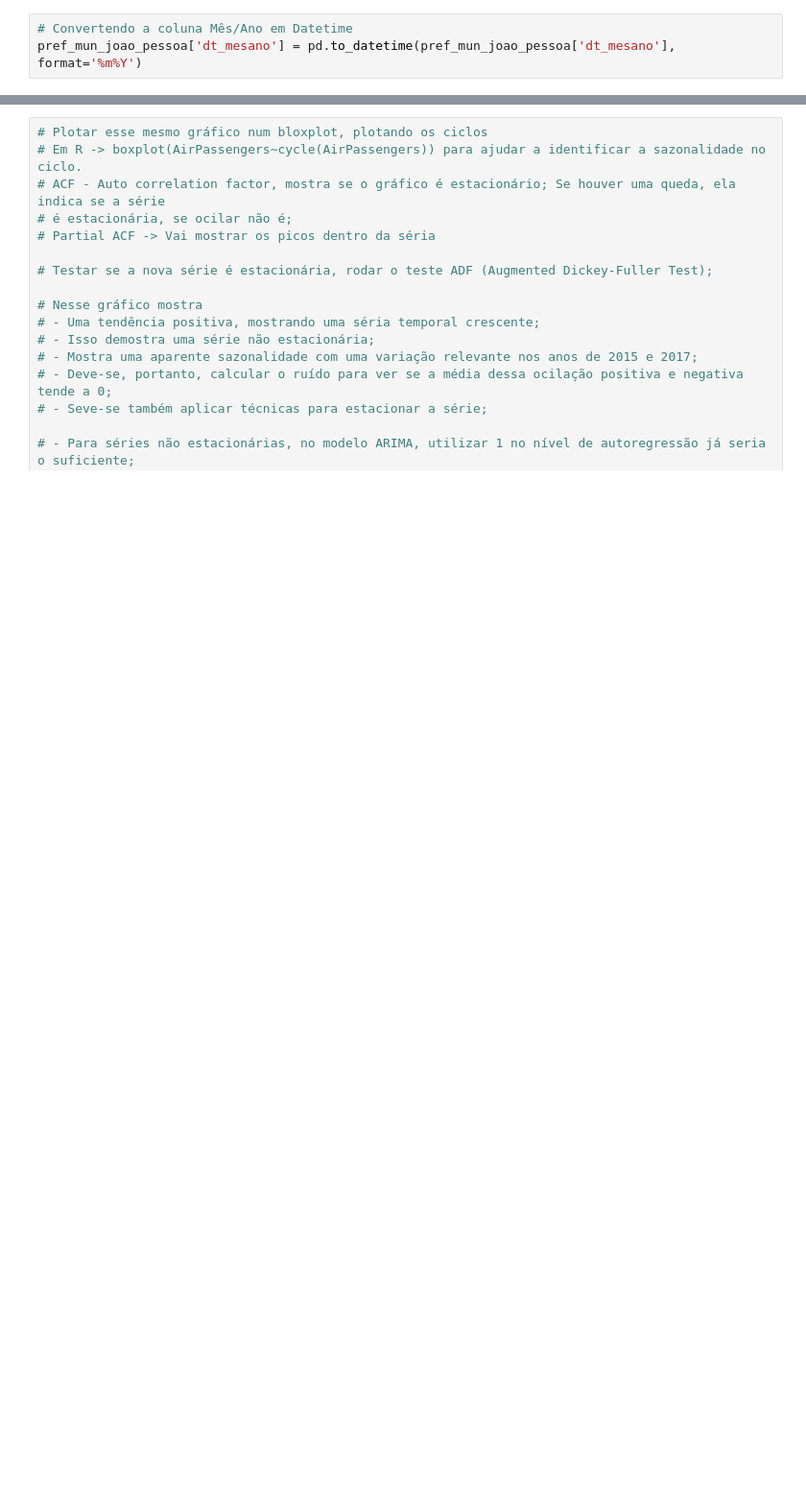
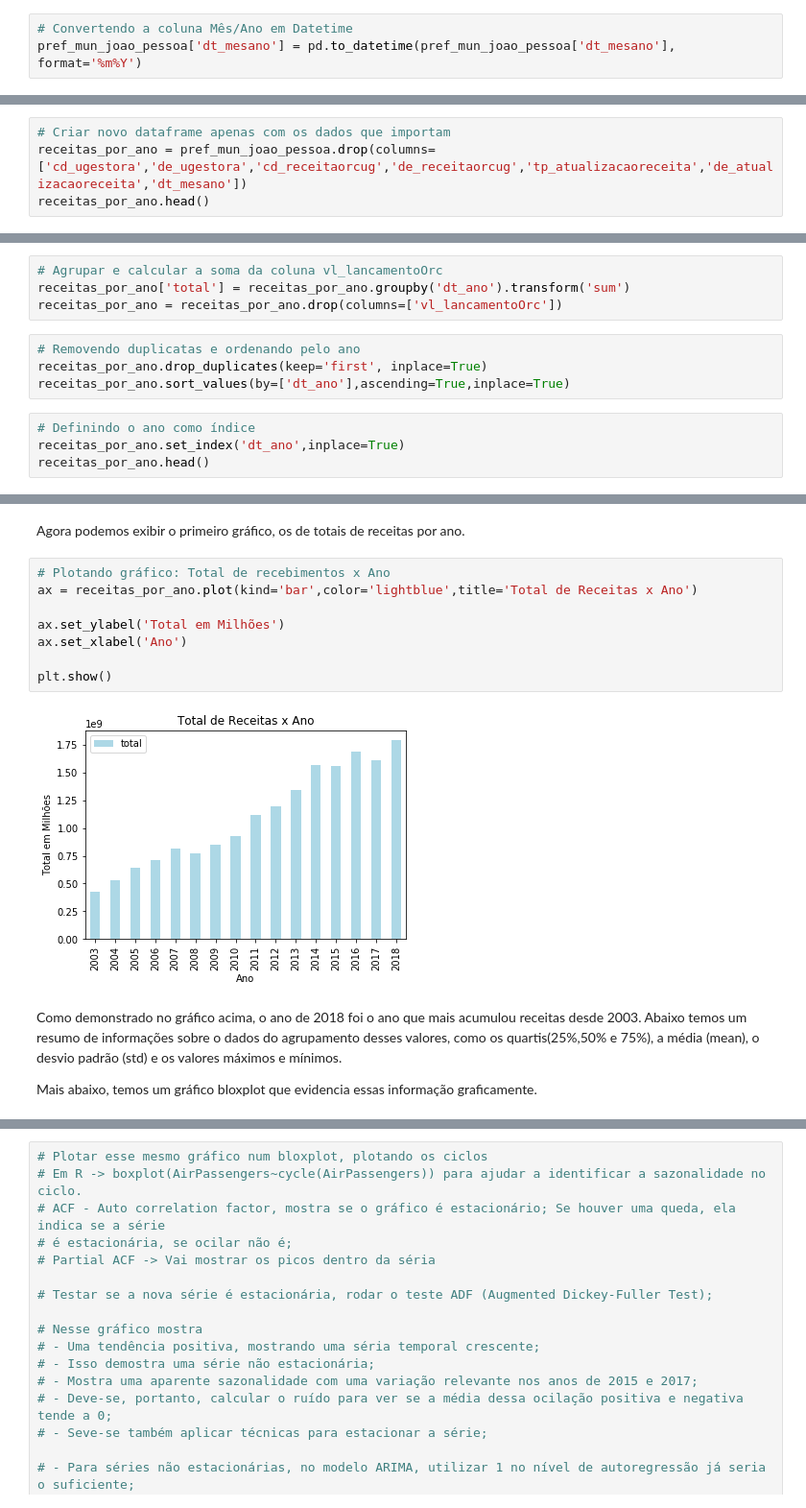
Before and after one commit to irbraga/data-science, a Jupyter notebook: tcc-puc-minas/notebooks/[TCC] Séries Temporais de Receitas Orçamentárias da Prefeitura Municipal de João Pessoa e Predição de Valores Orçamentários.ipynb, the cells around one changed output, grey strips where cells are left out. Shown at 96% size. Saved outputs shown, nothing was run; the diff lists cells and outputs as text; blank space fills up the shorter version.

```diff
--- a/tcc-puc-minas/notebooks/[TCC] Séries Temporais Orçamentárias Municipal e Predição Orçamentária.ipynb
+++ b/tcc-puc-minas/notebooks/[TCC] Séries Temporais de Receitas Orçamentárias da Prefeitura Municipal de João Pessoa e Predição de Valores Orçamentários.ipynb
@@ -298,0 +170,4 @@ plt.show()
+# %%
+# Criar novo dataframe apenas com os dados que importam
+receitas_por_ano = pref_mun_joao_pessoa.drop(columns=['cd_ugestora','de_ugestora','cd_receitaorcug','de_receitaorcug','tp_atualizacaoreceita','de_atualizacaoreceita','dt_mesano'])
+receitas_por_ano.head()
@@ -298,0 +183,12 @@ plt.show()
+# %%
+# Agrupar e calcular a soma da coluna vl_lancamentoOrc
+receitas_por_ano['total'] = receitas_por_ano.groupby('dt_ano').transform('sum')
+receitas_por_ano = receitas_por_ano.drop(columns=['vl_lancamentoOrc'])
+# %%
+# Removendo duplicatas e ordenando pelo ano
+receitas_por_ano.drop_duplicates(keep='first', inplace=True)
+receitas_por_ano.sort_values(by=['dt_ano'],ascending=True,inplace=True)
+# %%
+# Definindo o ano como índice
+receitas_por_ano.set_index('dt_ano',inplace=True)
+receitas_por_ano.head()
@@ -298,0 +203,16 @@ plt.show()
+# %% [markdown]
+Agora podemos exibir o primeiro gráfico, os de totais de receitas por ano.
+# %%
+# Plotando gráfico: Total de recebimentos x Ano
+ax = receitas_por_ano.plot(kind='bar',color='lightblue',title='Total de Receitas x Ano')
+
+ax.set_ylabel('Total em Milhões')
+ax.set_xlabel('Ano')
+
+plt.show()
+# %% [output]
+[figure, added]
+# %% [markdown]
+Como demonstrado no gráfico acima, o ano de 2018 foi o ano que mais acumulou receitas desde 2003. Abaixo temos um resumo de informações sobre o dados do agrupamento desses valores, como os quartis(25%,50% e 75%), a média (mean), o desvio padrão (std) e os valores máximos e mínimos.
+
+Mais abaixo, temos um gráfico bloxplot que evidencia essas informação graficamente.
```
Also changed, not shown: parts of 56 cells of this notebook.
